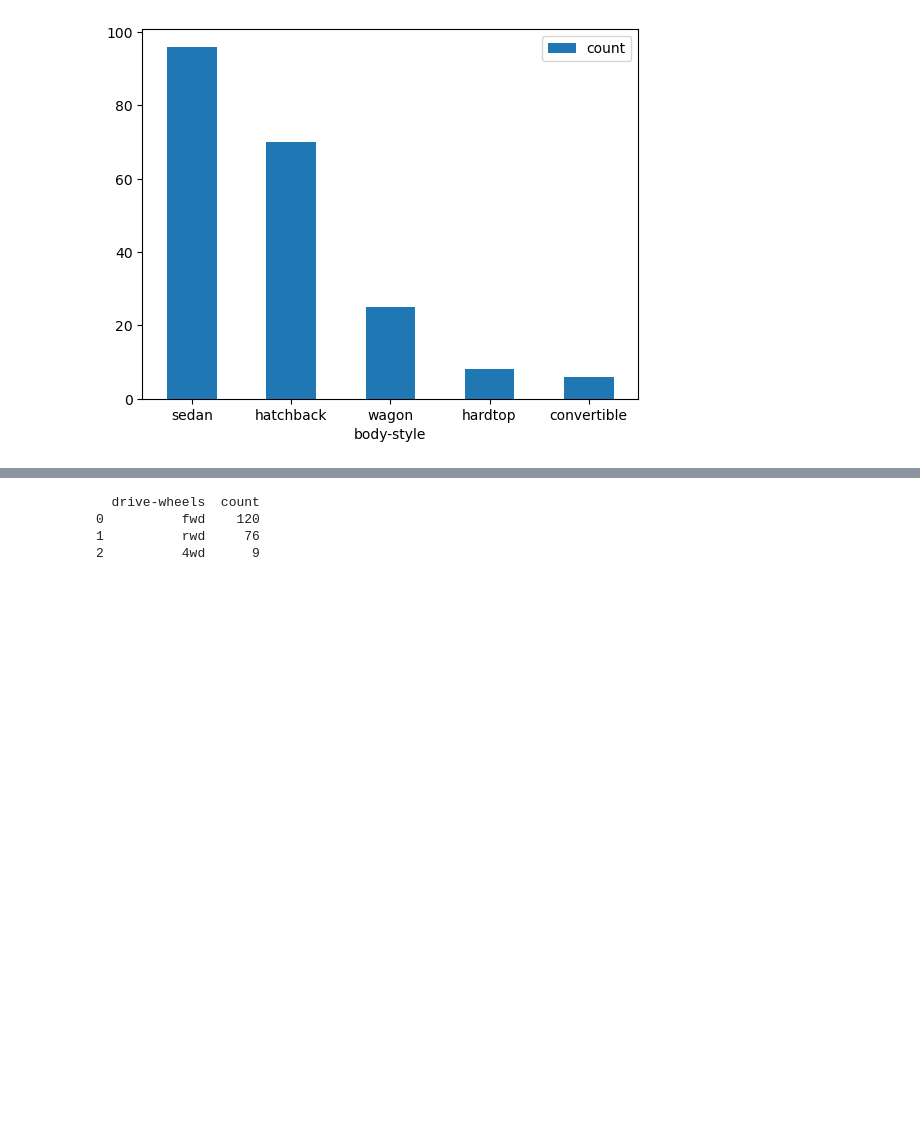
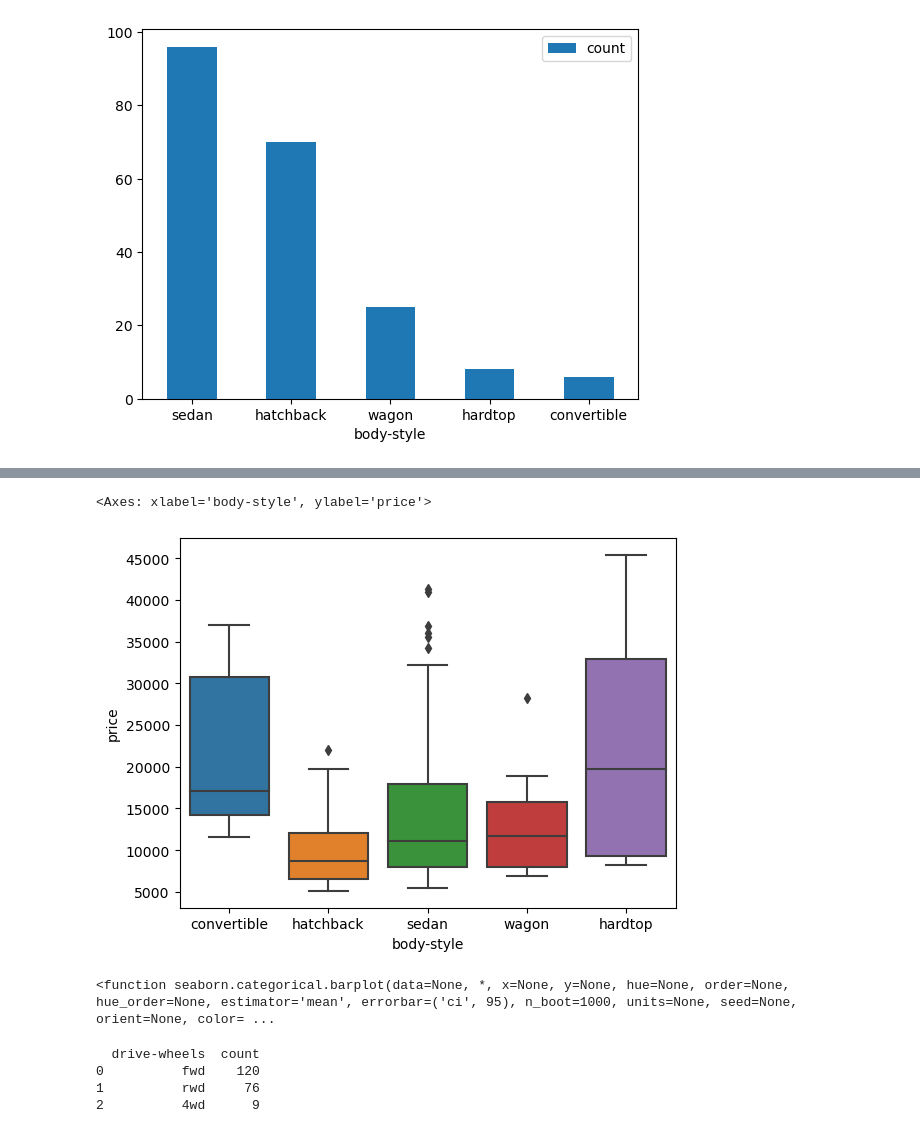
Before and after one commit to elliotbabilonia/automobile-project, a Jupyter notebook: code.ipynb, the cells around one changed output, grey strips where cells are left out. Drawn from its saved outputs; the diff is of its cells as text; code cells hidden in the pictures; blank space fills up the shorter version.

```diff
--- a/code.ipynb
+++ b/code.ipynb
@@ -191,3 +197,12 @@ body_style_counts.plot.bar(x='body-style',y='count', rot=0)
+# %%
+sns.boxplot(data=automobile.data.features, x="body-style", y="price")
+# %% [output]
+<Axes: xlabel='body-style', ylabel='price'>
+[figure, added]
+# %%
+sns.barplot
+# %% [output]
+<function seaborn.categorical.barplot(data=None, *, x=None, y=None, hue=None, order=None, hue_order=None, estimator='mean', errorbar=('ci', 95), n_boot=1000, units=None, seed=None, orient=None, color= ...
 # %%
 drive_wheels_counts=automobile.data.features['drive-wheels'].value_counts().reset_index()
 print(drive_wheels_counts)
```
Also changed, not shown: parts of 4 cells of this notebook.
